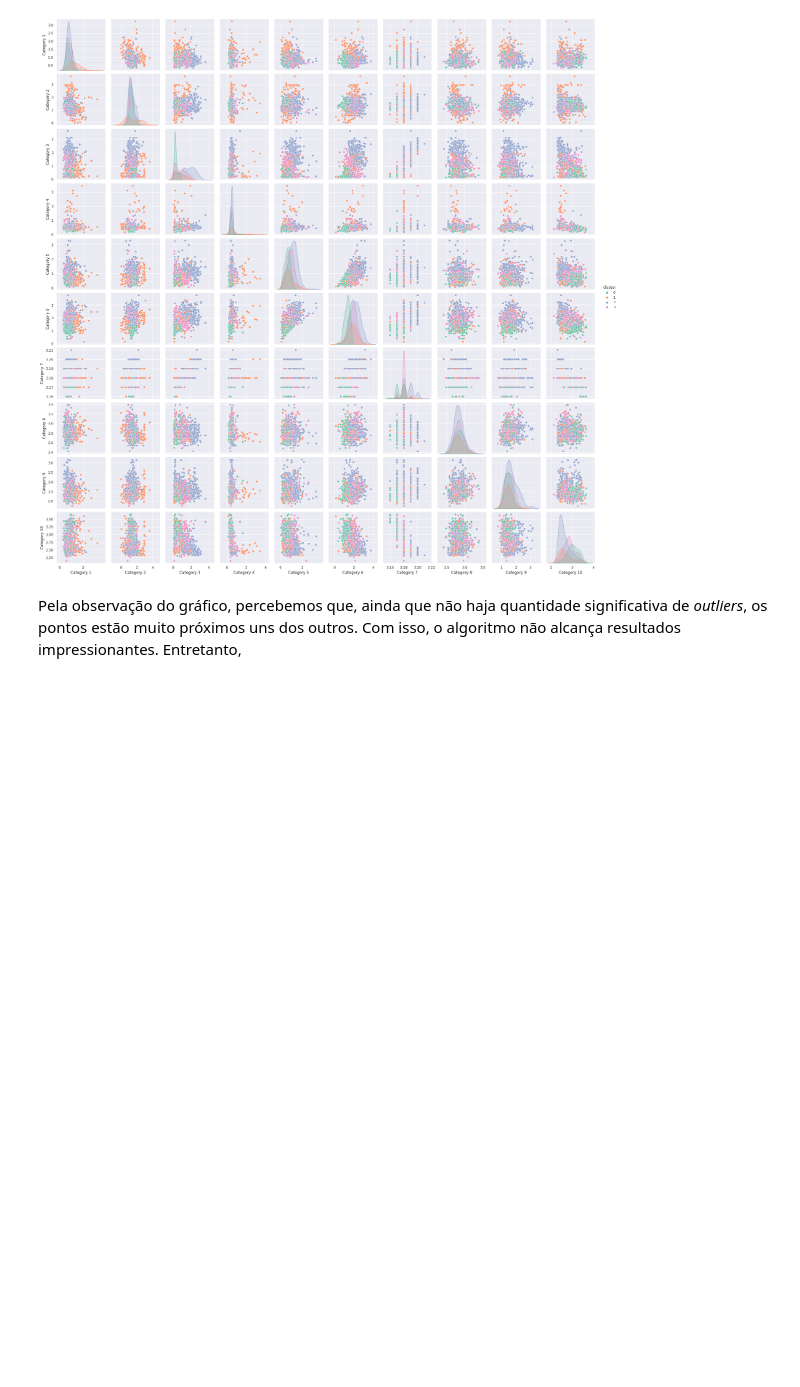
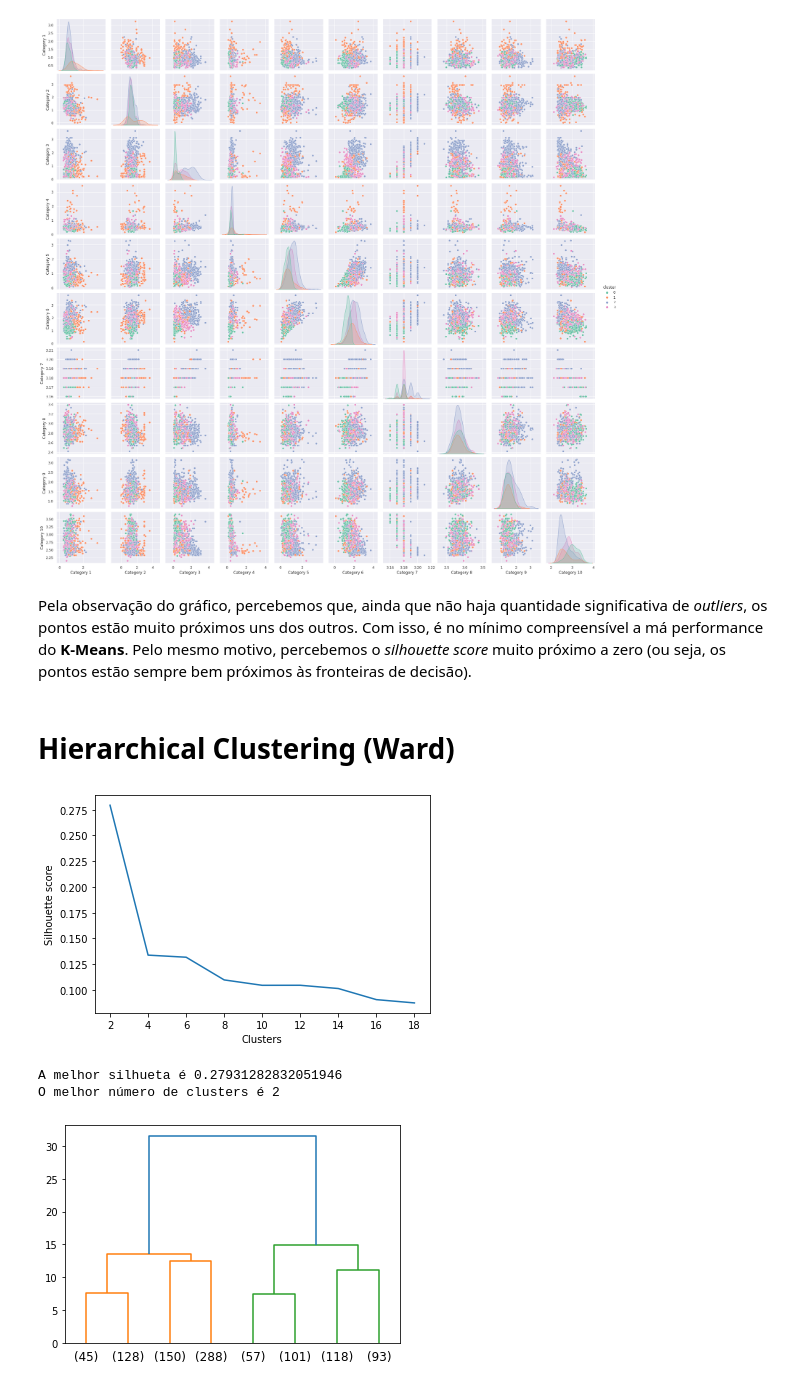
Before and after one commit to Lvght/am-trab2, a Jupyter notebook: t2.ipynb, the cells around one changed output. Saved outputs shown, nothing was run; the diff lists cells and outputs as text; code cells hidden in the pictures; blank space fills up the shorter version.

Commit message:
Caderno agora possui os demais algoritmos
Co-authored-by: pinguim11 <pinguim11@users.noreply.github.com>
Co-authored-by: Igor <Sfrev@users.noreply.github.com>

```diff
--- a/t2.ipynb
+++ b/t2.ipynb
@@ -93,0 +88,2 @@ Portanto, não há necessidade de normalização e podemos pular esta etapa.
+# %%
+original_df = df.copy()
@@ -169,4 +177,59 @@ sb.pairplot(df, hue='cluster', palette='Set2', kind='scatter')
 <seaborn.axisgrid.PairGrid at 0x...>
 [figure]
 # %% [markdown]
-Pela observação do gráfico, percebemos que, ainda que não haja quantidade significativa de *outliers*, os pontos estão muito próximos uns dos outros. Com isso, o algoritmo não alcança resultados impressionantes. Entretanto,
+Pela observação do gráfico, percebemos que, ainda que não haja quantidade significativa de *outliers*, os pontos estão muito próximos uns dos outros. Com isso, é no mínimo compreensível a má performance do **K-Means**. Pelo mesmo motivo, percebemos o *silhouette score* muito próximo a zero (ou seja, os pontos estão sempre bem próximos às fronteiras de decisão).
+# %% [markdown]
+# Hierarchical Clustering (Ward)
+# %%
+df = original_df.copy()
+
+best_silhouette_score = -1;
+best_model = None;
+best_n = None;
+
+silhouette_array = []
+
+for i in range(2, 20, 2):
+    agglomerative = AgglomerativeClustering(distance_threshold=None, n_clusters=i, compute_distances=True)
+    model = agglomerative.fit(df)
+
+    silhouette = silhouette_score(df, model.labels_)
+    silhouette_array.append(silhouette)
+    if(silhouette > best_silhouette_score):
+        best_silhouette_score = silhouette
+        best_model = model
+        best_n = i
+
+model = best_model
+counts = np.zeros(model.children_.shape[0])
+n_samples = len(model.labels_)
+
+for i, merge in enumerate(model.children_):
+    current_count = 0
+    for child_idx in merge:
+        if child_idx < n_samples:
+            current_count += 1
+        else:
+            current_count += counts[child_idx - n_samples]
+    counts[i] = current_count
+
+linkage_matrix = np.column_stack(
+    [model.children_, model.distances_, counts]
+).astype(float)
+
+plt.plot(range(2, 20, 2), silhouette_array)
+
+plt.xlabel('Clusters')
+plt.ylabel('Silhouette score')
+
+plt.show()
+
+print("A melhor silhueta é", best_silhouette_score)
+print("O melhor número de clusters é", best_n)
+dendrogram(linkage_matrix, truncate_mode="level", p=best_n)
+plt.show()
+# %% [output]
+[figure, added]
+A melhor silhueta é 0.27931282832051946
+O melhor número de clusters é 2
+[figure, added]
```
Also changed, not shown: parts of 14 cells of this notebook, 1 other file.
